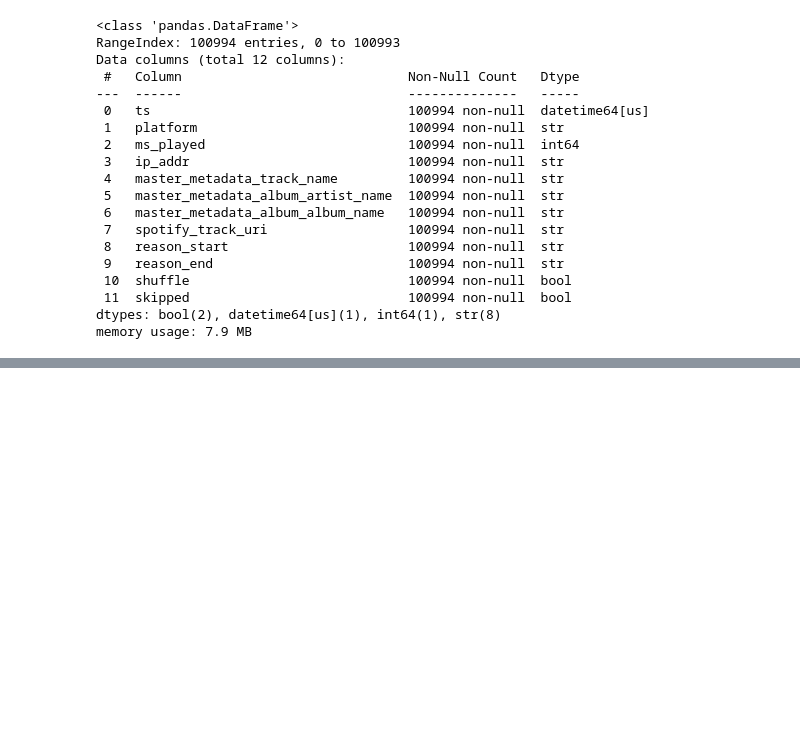
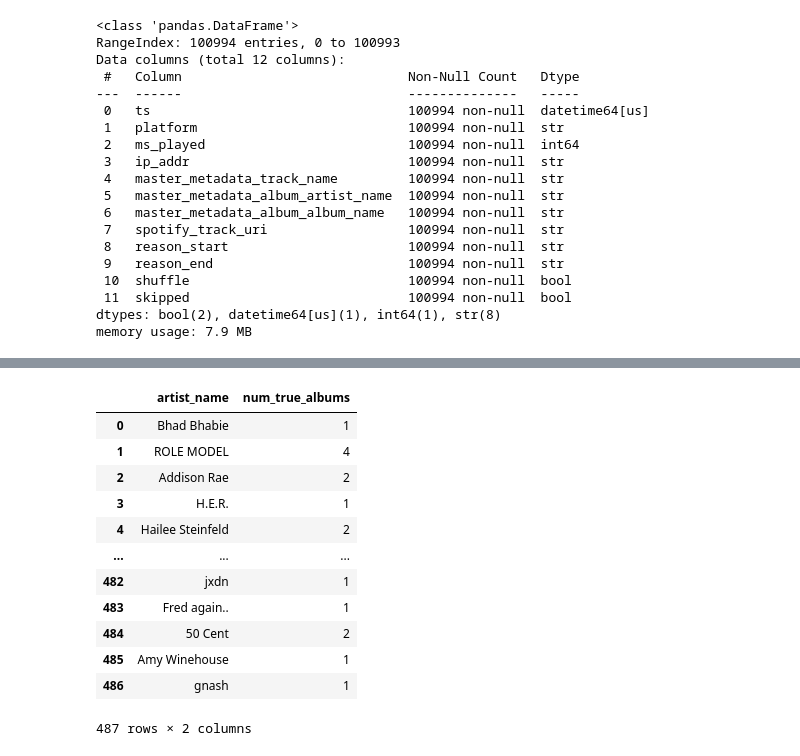
Before and after one commit to Saikeertanagubbala/Concerts4Superfans, a Jupyter notebook: json_cleaning.ipynb, the cells around one changed output, grey strips where cells are left out. Drawn from its saved outputs; the diff is of its cells as text; code cells hidden in the pictures; blank space fills up the shorter version.

```diff
--- a/json_cleaning.ipynb
+++ b/json_cleaning.ipynb
@@ -106,0 +146,19 @@ memory usage: 7.9 MB
+# %%
+#One row per artist, with a count of only the albums where you listened to more than 1 track. Non-single albumbs per artist.
+conn.execute("SELECT artist_name, COUNT(album_name) AS num_true_albums" \
+" FROM (SELECT master_metadata_album_artist_name AS artist_name, master_metadata_album_album_name AS album_name, COUNT(DISTINCT master_metadata_track_name) AS num_tracks FROM podcast_dropped GROUP BY artist_name, album_name HAVING num_tracks > 1) AS album_counts" \
+" GROUP BY artist_name").df()
+# %% [output]
+|  | artist_name | num_true_albums |
+| 0 | Bhad Bhabie | 1 |
+| 1 | ROLE MODEL | 4 |
+| 2 | Addison Rae | 2 |
+| 3 | H.E.R. | 1 |
+| 4 | Hailee Steinfeld | 2 |
+| ... | ... | ... |
+| 482 | jxdn | 1 |
+| 483 | Fred again.. | 1 |
+| 484 | 50 Cent | 2 |
+| 485 | Amy Winehouse | 1 |
+| 486 | gnash | 1 |
+487 rows × 2 columns
```
Also changed, not shown: parts of 7 cells of this notebook.
